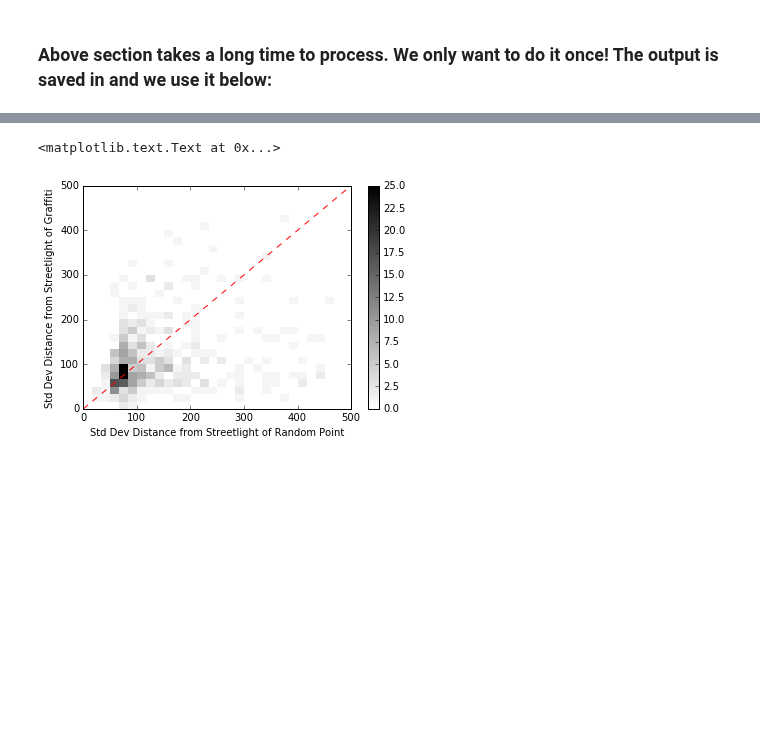
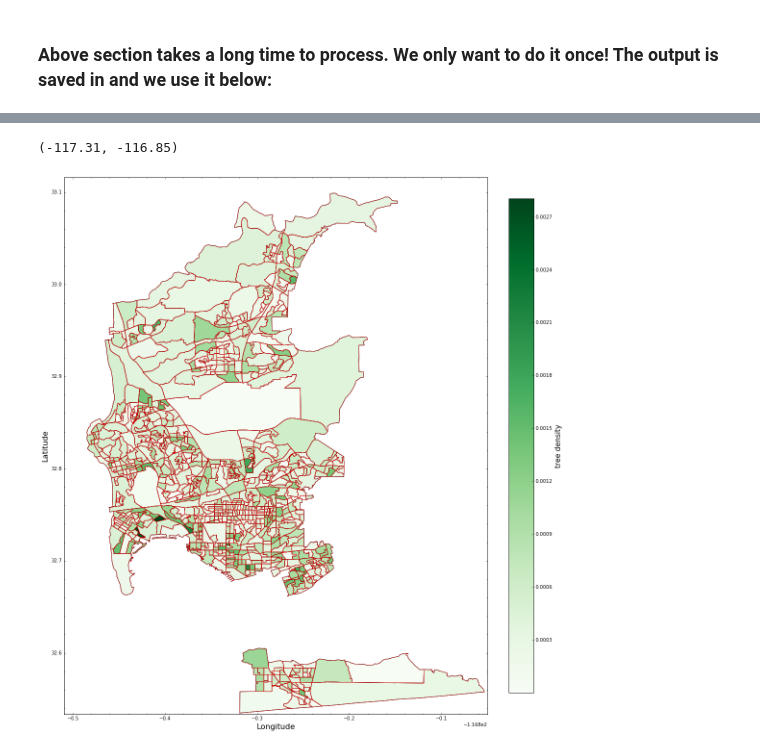
Before and after one commit to katiesch/insight2016, a Jupyter notebook: tree_density.ipynb, the cells around one changed output, grey strips where cells are left out. Drawn from its saved outputs; the diff is of its cells as text; code cells hidden in the pictures; blank space fills up the shorter version.

```diff
--- a/tree_density.ipynb
+++ b/tree_density.ipynb
@@ -205,22 +150,0 @@ ct_info['tract'] = (ct_info['tract'].astype(float))*100.
-# %%
-fig,ax = plt.subplots(1,1, figsize=(20,15))
-
-plt.hist2d(sl_record['lon'], sl_record['lat'], bins=(300,300), cmap='cubehelix', vmax=15,
-          range=([-117.3,-116.9], [32.5, 33.1]))
-plt.colorbar(label='Number of Street Lights')
-
-patches = []
-#for i in range(0,len(ct_info)):
-for i in range(0,len(sdcounty_index)):
-    #if (len(np.where(sd_city_proper['tract'] == ct_info.loc[i, 'tract'])[0])>0):
-    #    barf = pd.DataFrame(ct_shapes[i].points)
-    if (len(np.where(sd_city_proper['tract'] == sdcounty.loc[sdcounty_index[i], 'tract'])[0])>0):
-        barf = pd.DataFrame(shapes[sdcounty_index[i]].points)
-        poly = plt.Polygon(barf[[0,1]], fc='none', ec='r', alpha=0.5, lw=0.6, zorder=3)
-        patches.append(poly)
-        plt.gca().add_patch(poly)
-
-
-plt.axis('scaled')
-plt.ylim(32.5, 33.1)
-plt.xlim(-117.3, -116.9)
@@ -276 +151,3 @@ for i in range(1576,len(sdcounty_index)):
+# %%
+tree_merged['tree_density'] = tree_merged['tree_count'] / tree_merged['land_area']
 # %%
@@ -281,2 +154,0 @@ Compare with the mean street light distance for graffiti events
-# %%
-barf = pd.read_csv('output_files/total_reports_demo_0917.csv')
@@ -312,13 +154,0 @@ plt.ylabel('Number of Blockgroups')
-# %%
-#plt.plot(puker['sl_minidist'], puker['gsl_meandist'], 'k.')
-plt.hist2d(puker['sl_minidist_std'].astype(float), puker['gsl_stddist'].astype(float),
-           range=([0,500],[0,500]), bins=(30,30), cmap='binary')
-plt.colorbar()
-plt.xlim(0,500)
-plt.ylim(0,500)
-plt.plot([0,500],[0,500], 'r--')
-plt.xlabel('Std Dev Distance from Streetlight of Random Point')
-plt.ylabel('Std Dev Distance from Streetlight of Graffiti')
-# %% [output]
-<matplotlib.text.Text at 0x...>
-[figure, removed]
@@ -348,9 +166,9 @@ for i in range(0,len(bg_info2)):
     patches.append(poly)
     #plt.gca().add_patch(poly)
 
-colors = census_trimmed[column_choice]
+colors = tree_merged[column_choice]
 
-p = PatchCollection(patches, cmap=cmaps.viridis, alpha=1.0)
+p = PatchCollection(patches, cmap='Greens', alpha=1.0)
 p.set_array(np.array(colors))
 #p.set_clim([min(colors),0.40])
 p.set_clim([min(colors),max(colors)])
@@ -359,44 +177,34 @@ ax.add_collection(p)
 
 patches1 = []
 for i in range(0,len(bg_info2)):
     #col_values.append(census_trimmed.loc[i, column_choice])
     barf = pd.DataFrame(shapes2[i].points)
-    if (census_trimmed.loc[i, 'count']<10):
-        poly = plt.Polygon(barf[[0,1]], fc='none', ec='r', alpha=0.7, lw=0.9)
-
+    poly = plt.Polygon(barf[[0,1]], fc='none', ec='r', alpha=0.7, lw=0.9)
     patches1.append(poly)
     plt.gca().add_patch(poly)
     stringer = (bg_info2.loc[i,'tract'].astype(str) + '   '
                 + bg_info2.loc[i,'blockgroup'].astype(str))
     #plt.annotate(stringer, xy=(float(bg_info2.loc[i,11]), float(bg_info2.loc[i,10])))
-
-"""
-patches = []
-for i in range(32,33):
-    print i
-    temp = pd.DataFrame(mc_shapes[i].points)
-    lon, lat = p1(np.array(temp.loc[0:33632, 0]), np.array(temp.loc[0:33632, 1]), inverse=True)
-    poly = plt.Polygon(np.transpose([lon,lat]), fc='none', ec='r', alpha=1.0, lw=3.0, zorder=3)
-    patches.append(poly)
-    plt.gca().add_patch(poly)
-"""
 
 plt.axis('scaled')
 plt.minorticks_on()
 
 cbar = plt.colorbar(p, fraction=0.046, pad=0.04, shrink=1.0).set_label(label='tree density',
                                                                        size=15)
 
 plt.xlabel('Longitude', fontsize=16)
 plt.ylabel('Latitude', fontsize=16)
 plt.ylim(32.533541,33.116178)
 #plt.ylim(32.70,32.72)
 
 plt.xlim(-117.31,-116.85)
 #plt.xlim(-117.2,-117.1)
 
 
 #plt.show()
 
 #plt.savefig('output_figures/graffiti_per_map.png', bbox_inches='tight')
 #mpld3.display()
+# %% [output]
+(-117.31, -116.85)
+[figure, added]
```
Also changed, not shown: parts of 38 cells of this notebook.
